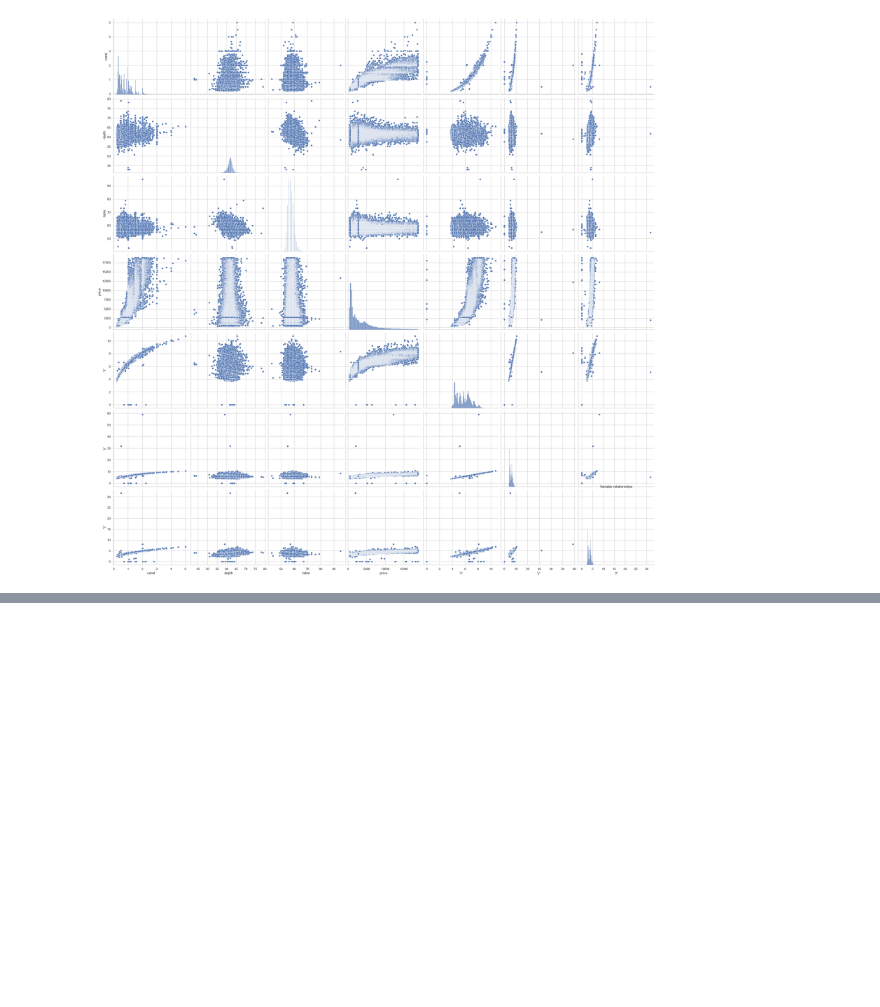
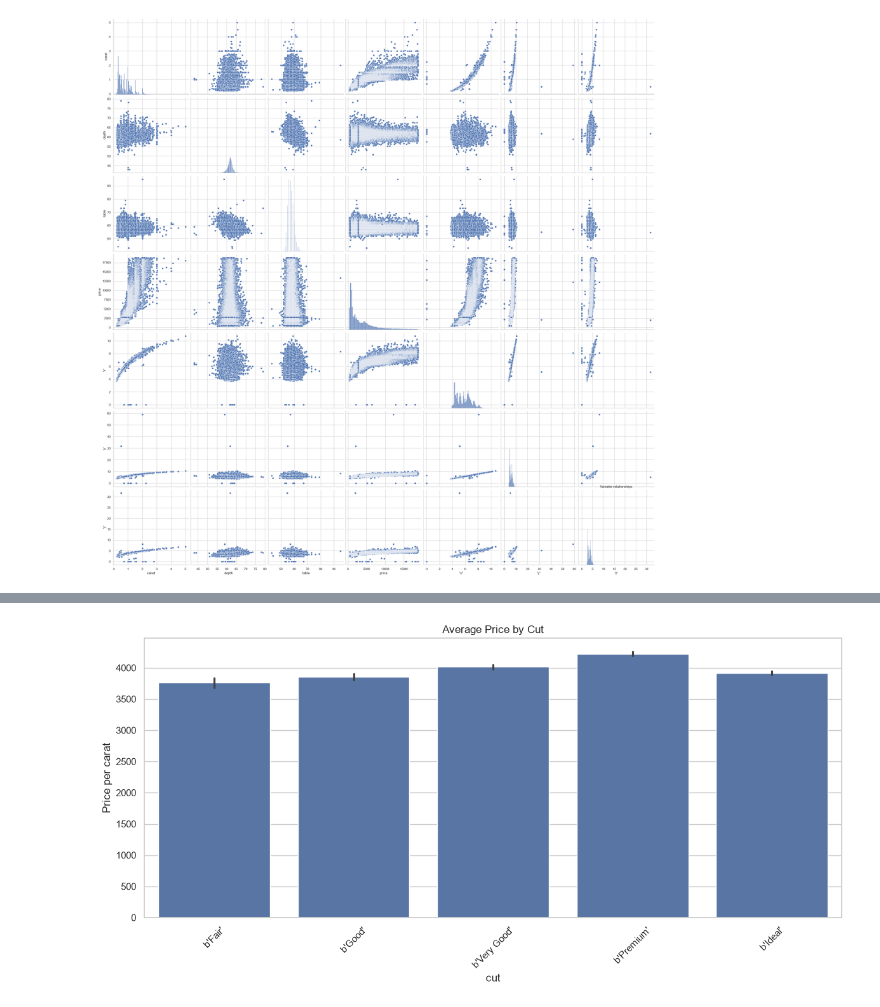
Before and after one commit to ssergioogj/Machine-Learning-Guide, a Jupyter notebook: supervised_learning/clasification/classification.ipynb, the cells around one changed output, grey strips where cells are left out. Cells and saved outputs as stored; diff of their text form; code cells hidden in the pictures; blank space fills up the shorter version.

```diff
--- a/supervised_learning/clasification/classification.ipynb
+++ b/supervised_learning/clasification/classification.ipynb
@@ -331,0 +387,10 @@ plt.show()
+# %%
+plt.figure(figsize=(12,6))
+sns.barplot(df, x='cut', y=df['price'] / df['carat'], estimator=np.mean, order=ord_vars_orders['cut'])
+plt.title(f"Average Price by Cut")
+plt.ylabel("Price per carat")
+plt.xticks(rotation=45)
+plt.tight_layout()
+plt.show()
+# %% [output]
+[figure, added]
```
Also changed, not shown: parts of 10 cells of this notebook.
